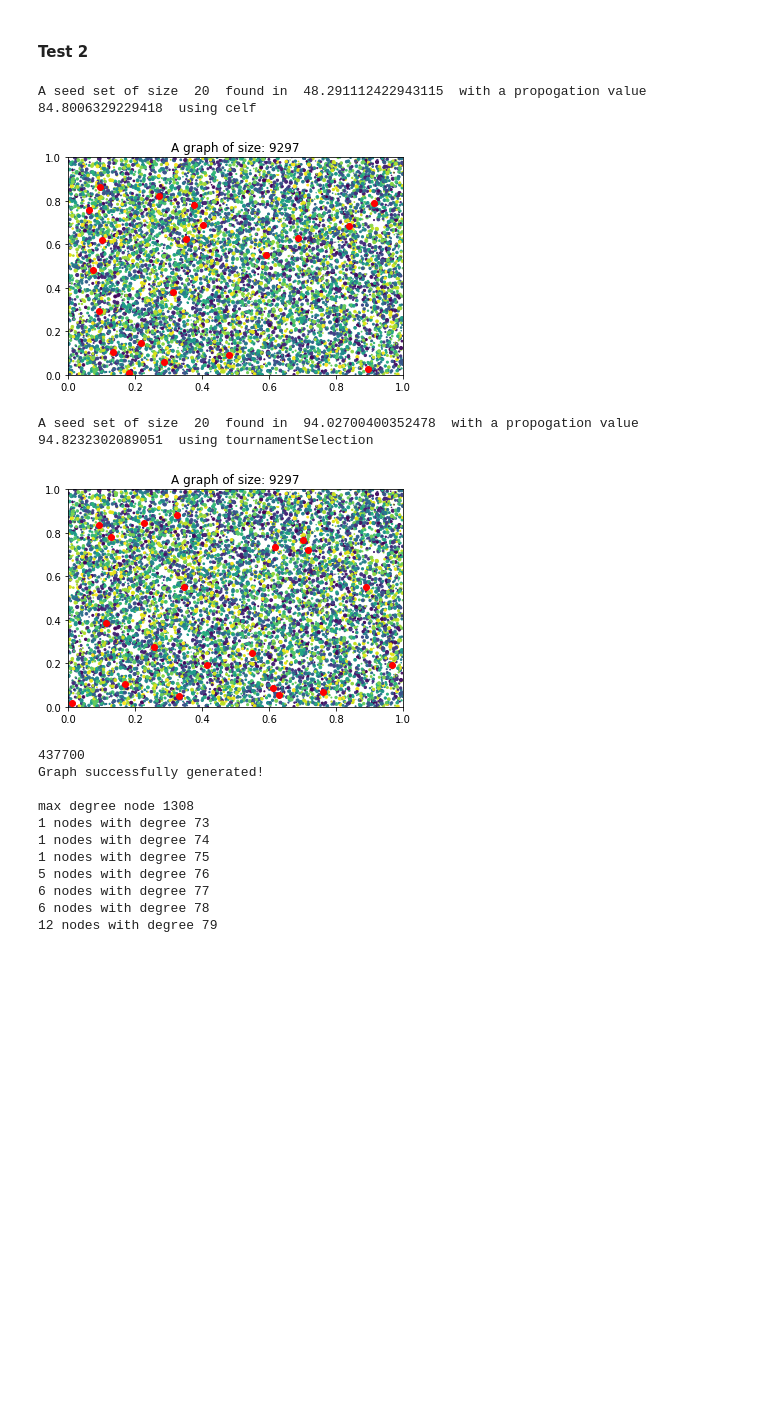
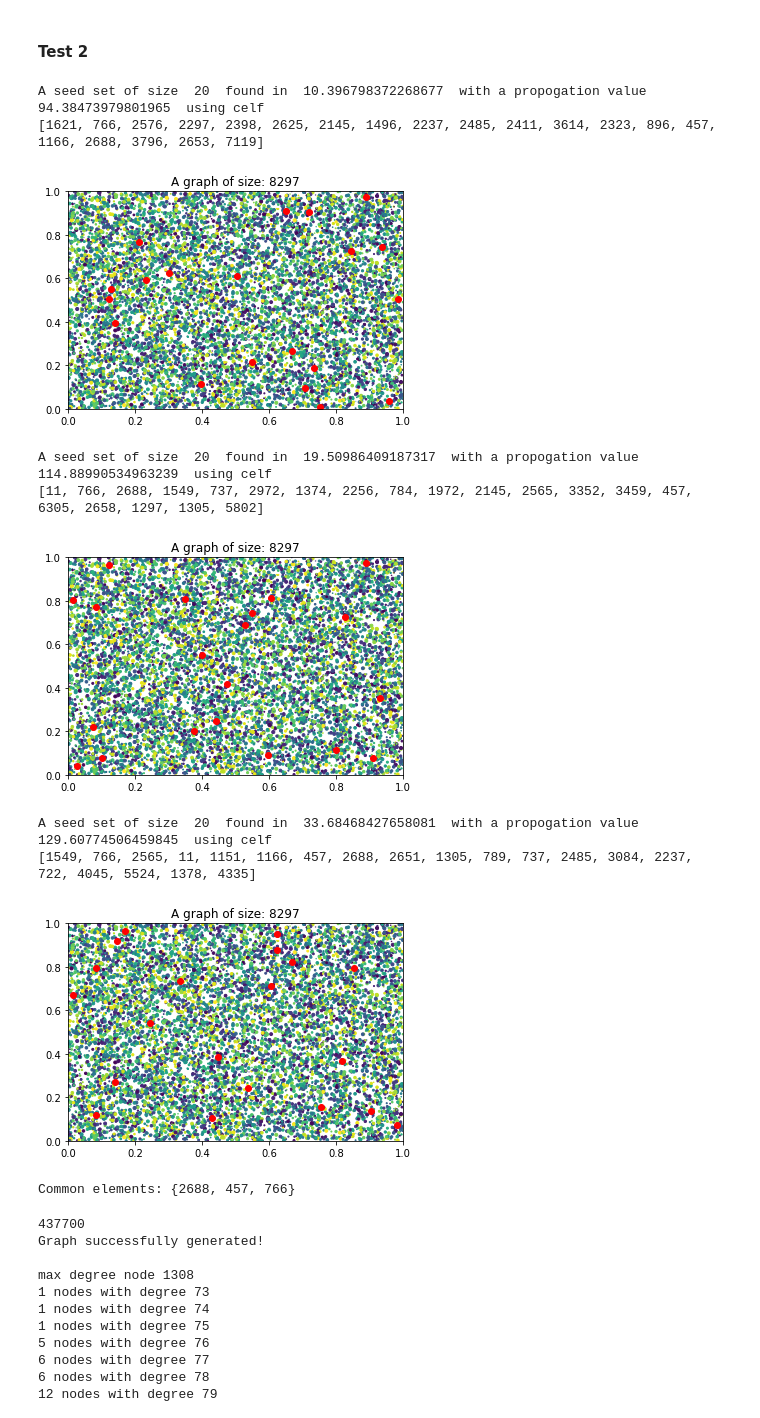
Before and after one commit to GDTNguyen/Influence-maximisation-Networks, a Jupyter notebook: influencemaximisation/InfluenceMaximisation.ipynb, the cells around one changed output. Saved outputs shown, nothing was run; the diff lists cells and outputs as text; code cells hidden in the pictures; blank space fills up the shorter version.

```diff
--- a/influencemaximisation/InfluenceMaximisation.ipynb
+++ b/influencemaximisation/InfluenceMaximisation.ipynb
@@ -92,14 +92,14 @@ def piecewiselinear(x):
 def ic(g, s, p=0.5, mc=100, method=exponential):
     """
     input: g - graph, s - seed set, mc - number of montecarlo simulations, p - the activaiton probability
-    output: average propogation value
+    output: average propagation value
     """
 
     #result of mc simulations
     pvS = []
 
     for i in range(mc):
-        #propogate under ic style
+        #propagate under ic style
         aCurr, allActive, latentA, latentDict, pv = s.copy(), s.copy(), [], {}, 0
         count = 0
 
@@ -1042,7 +1042,7 @@ def inputs():
 def pvseedSetic(method, graph, p=0.5, ff=exponential):
     """
     input: method - solving strategy, graph - network, p - activation probability, ff - freshness function
-    output: propogation values of seed sets from 10 to 50 using independent cascade
+    output: propagation values of seed sets from 10 to 50 using independent cascade
     """
     mc = inputs()
 
@@ -1097,7 +1097,8 @@ def visualise(method, graph, seedSetSize, p=0.5, ff=exponential, mc=100):
     end = time.time()
     pVSim = ic(graph, result[0], p, 3)
 
-    print("A seed set of size ", seedSetSize, " found in ", end-start, " with a propogation value ", pVSim, " using", str(method.__name__))
+    print("A seed set of size ", seedSetSize, " found in ", end-start, " with a propagation value ", pVSim, " using", str(method.__name__))
+    print(result[0])
 
     # sketch the seed nodes
     graphSize = graph.GetNodes()
@@ -1106,7 +1107,7 @@ def visualise(method, graph, seedSetSize, p=0.5, ff=exponential, mc=100):
     x, y, s, c = np.random.rand(4, graphSize)
     s *= 10
     figsrc, axsrc = plt.subplots()
-    axsrc.set(xlim=(0, 1), ylim=(0, 1), autoscale_on=False, title='A graph of size: ' + str(graphSize))
+    axsrc.set(xlim=(0, 1), ylim=(0, 1), autoscale_on=False, title='A graph of size: ' + str(graphSize-1000))
     axsrc.scatter(x, y, s, c)
 
     for node in result[0]:
@@ -1114,6 +1115,8 @@ def visualise(method, graph, seedSetSize, p=0.5, ff=exponential, mc=100):
 
     plt.rcParams["figure.figsize"] = (200,100)
     plt.show()
+
+    return result[0]
 # %%
 graph99 = gen_ts_graph(100000, 5)
 # %% [output]
@@ -1123,14 +1126,24 @@ Graph successfully generated!
 # %%
 # TEST 2
 %matplotlib inline
-visualise(celf, wikivote, 20, 0.025, exponential, 1)
+a = visualise(celf, wikivote, 20, 0.025, exponential, 5)
 %matplotlib inline
-visualise(tournamentSelection, wikivote, 20, 0.025, exponential, 1)
+b = visualise(celf, wikivote, 20, 0.025, exponential, 10)
+%matplotlib inline
+c = visualise(celf, wikivote, 20, 0.025, exponential, 15)
+
+print("Common elements:", set(a) & set(b) & set(c))
 # %% [output]
-A seed set of size  20  found in  48.291112422943115  with a propogation value  84.8006329229418  using celf
+A seed set of size  20  found in  10.396798372268677  with a propogation value  94.38473979801965  using celf
+[1621, 766, 2576, 2297, 2398, 2625, 2145, 1496, 2237, 2485, 2411, 3614, 2323, 896, 457, 1166, 2688, 3796, 2653, 7119]
-[figure, old version]
+[figure, new version]
-A seed set of size  20  found in  94.02700400352478  with a propogation value  94.8232302089051  using tournamentSelection
+A seed set of size  20  found in  19.50986409187317  with a propogation value  114.88990534963239  using celf
+[11, 766, 2688, 1549, 737, 2972, 1374, 2256, 784, 1972, 2145, 2565, 3352, 3459, 457, 6305, 2658, 1297, 1305, 5802]
-[figure, old version]
+[figure, new version]
+A seed set of size  20  found in  33.68468427658081  with a propogation value  129.60774506459845  using celf
+[1549, 766, 2565, 11, 1151, 1166, 457, 2688, 2651, 1305, 789, 737, 2485, 3084, 2237, 722, 4045, 5524, 1378, 4335]
+[figure, added]
+Common elements: {2688, 457, 766}
 # %%
 def checkDegree(graph):
     """
```
Also changed, not shown: parts of 12 cells of this notebook.
